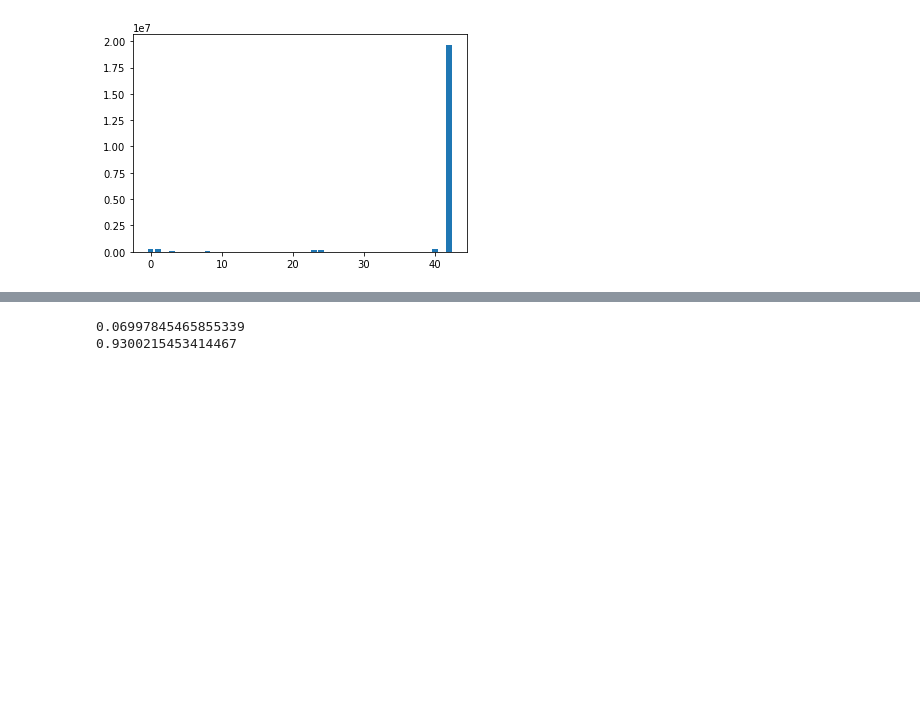
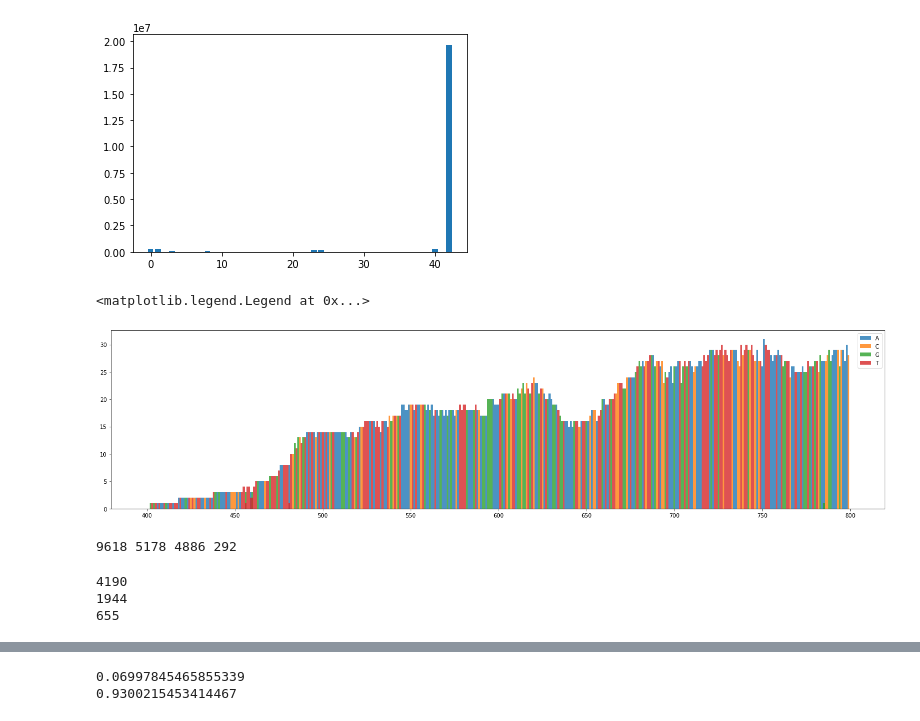
Before and after one commit to Alexwestbrook/mnhn-internship_DeepCNN_ChIP-seq, a Jupyter notebook: JB_alignment_analysis.ipynb, the cells around one changed output, grey strips where cells are left out. Drawn from its saved outputs; the diff is of its cells as text; code cells hidden in the pictures; blank space fills up the shorter version.

```diff
--- a/JB_alignment_analysis.ipynb
+++ b/JB_alignment_analysis.ipynb
@@ -808,3 +808,54 @@ plt.bar(list(mapqs.keys()), list(mapqs.values()))
 # %% [output]
 <BarContainer object of 35 artists>
 [figure]
+# %%
+bam_file = '/home/alex/shared_folder/JB_seqdes/Projet_Julien/RNAseq_08_2023/NG-34139_197_2_27_lib717031_10297_1_trimfiltered.sorted.bam'
+repid = '197b'
+with pysam.AlignmentFile(bam_file, 'rb') as f:
+    with pysam.AlignmentFile(bam_file, 'rb') as f2:
+        rlen = []
+        mlen = []
+        for read in f.fetch(contig=f'{repid}_7_4kbrf'):
+            rlen.append(read.query_length)
+            try:
+                mate = f2.mate(read)
+            except ValueError:
+                mlen.append(-1)
+            else:
+                mlen.append(mate.query_length)
+rlen = np.array(rlen)
+mlen = np.array(mlen)
+# %%
+bam_file = '/home/alex/shared_folder/JB_seqdes/Projet_Julien/RNAseq_08_2023/NG-34139_197_2_27_lib717031_10297_1_trimfiltered.sorted.bam'
+repid = '197b'
+with pysam.AlignmentFile(bam_file, 'rb') as f:
+    res = f.count_coverage(contig=f'{repid}_7_4kbrf', start=0000, stop=9378)
+fig, ax = plt.subplots(1, 1, figsize=(20, 5), facecolor='w', layout='tight')
+start = 400
+stop = 800
+for arr, lab in zip(res, 'ACGT'):
+    ax.bar(np.arange(start, stop), np.array(arr)[start:stop], label=lab, width=1, alpha=0.8)
+ax.legend()
+    # i = 0
+    # for read in f.pileup(contig=f'{repid}_7_4kbrf', start=0, stop=9378):
+    #     print(read)
+    #     i += 1
+    #     if i >= 15:
+    #         break
+# %% [output]
+<matplotlib.legend.Legend at 0x...>
+[figure, added]
+# %%
+diff_size = (rlen != mlen) & (mlen != -1)
+print(len(rlen), np.sum(rlen != mlen), np.sum(diff_size), np.sum(mlen == -1))
+# rlen[rlen != mlen] - mlen[rlen != mlen]
+# %% [output]
+9618 5178 4886 292
+# %%
+print(np.sum(rlen != 151))
+print(np.sum((rlen != 151) & (mlen != 151) & (mlen != -1)))
+print(np.sum((rlen != 151) & (mlen != 151) & (mlen != -1) & (rlen != mlen)))
+# %% [output]
+4190
+1944
+655
```
Also changed, not shown: parts of 1 cell of this notebook, 1 other file.
